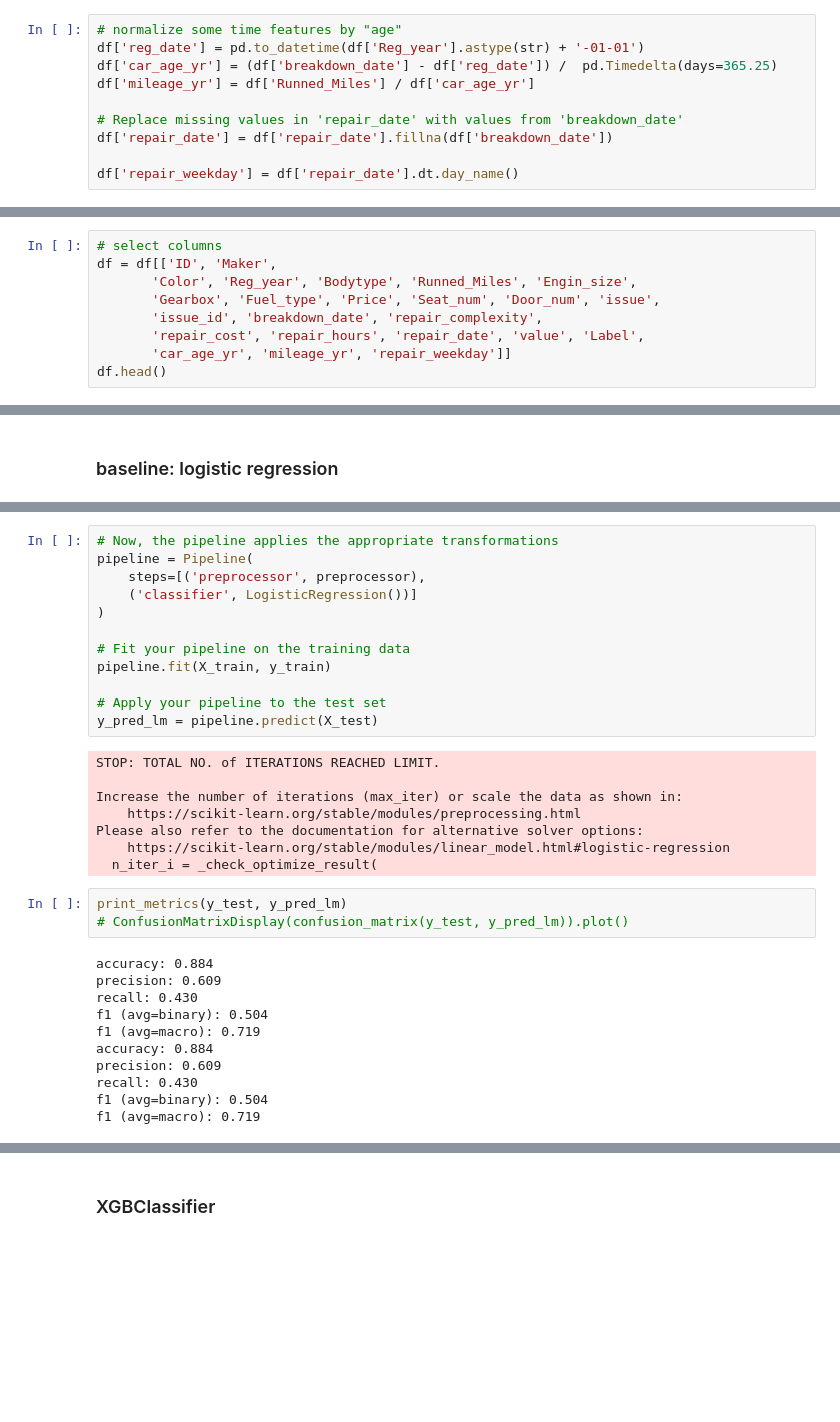
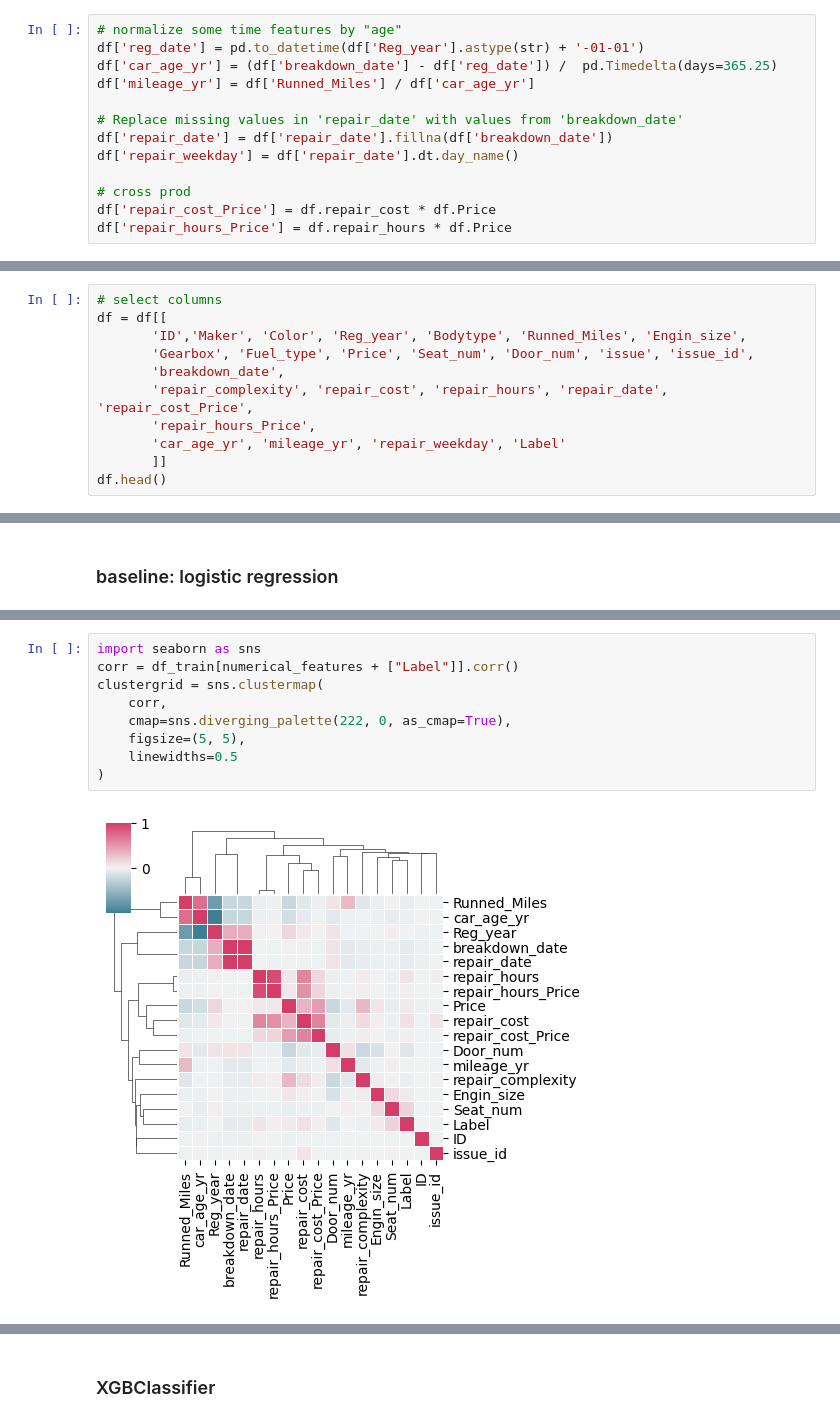
Before and after one commit to avila/redi_preproject, a Jupyter notebook: preproject_01_ml.ipynb, the cells around one changed output, grey strips where cells are left out. Saved outputs shown, nothing was run; the diff lists cells and outputs as text; blank space fills up the shorter version.

```diff
--- a/preproject_01_ml.ipynb
+++ b/preproject_01_ml.ipynb
@@ -53,20 +55,25 @@ df['mileage_yr'] = df['Runned_Miles'] / df['car_age_yr']
 
 # Replace missing values in 'repair_date' with values from 'breakdown_date'
 df['repair_date'] = df['repair_date'].fillna(df['breakdown_date'])
+df['repair_weekday'] = df['repair_date'].dt.day_name()
 
-df['repair_weekday'] = df['repair_date'].dt.day_name()
+# cross prod
+df['repair_cost_Price'] = df.repair_cost * df.Price
+df['repair_hours_Price'] = df.repair_hours * df.Price
 # %%
 # deal with datetime columns
 df['repair_date'] = (df['repair_date'] - pd.Timestamp('1970-01-01')) // pd.Timedelta(days=1)
 df['breakdown_date'] = (df['breakdown_date'] - pd.Timestamp('1970-01-01')) // pd.Timedelta(days=1)
 # %%
 # select columns
-df = df[['ID', 'Maker',
-       'Color', 'Reg_year', 'Bodytype', 'Runned_Miles', 'Engin_size',
-       'Gearbox', 'Fuel_type', 'Price', 'Seat_num', 'Door_num', 'issue',
-       'issue_id', 'breakdown_date', 'repair_complexity',
-       'repair_cost', 'repair_hours', 'repair_date', 'value', 'Label',
-       'car_age_yr', 'mileage_yr', 'repair_weekday']]
+df = df[[
+       'ID','Maker', 'Color', 'Reg_year', 'Bodytype', 'Runned_Miles', 'Engin_size',
+       'Gearbox', 'Fuel_type', 'Price', 'Seat_num', 'Door_num', 'issue', 'issue_id',
+       'breakdown_date',
+       'repair_complexity', 'repair_cost', 'repair_hours', 'repair_date', 'repair_cost_Price',
+       'repair_hours_Price',
+       'car_age_yr', 'mileage_yr', 'repair_weekday', 'Label'
+       ]]
 df.head()
 # %% [output]
 |  | ID | Maker | Color | Reg_year | Bodytype | Runned_Miles | Engin_size | Gearbox | Fuel_type | Price | ... |
@@ -142,34 +122,11 @@ dtype: int64
-# %%
-# Now, the pipeline applies the appropriate transformations
-pipeline = Pipeline(
-    steps=[('preprocessor', preprocessor),
-    ('classifier', LogisticRegression())]
-)
-
-# Fit your pipeline on the training data
-pipeline.fit(X_train, y_train)
-
-# Apply your pipeline to the test set
-y_pred_lm = pipeline.predict(X_test)
-# %% [output]
-STOP: TOTAL NO. of ITERATIONS REACHED LIMIT.
-
-Increase the number of iterations (max_iter) or scale the data as shown in:
-    https://scikit-learn.org/stable/modules/preprocessing.html
-Please also refer to the documentation for alternative solver options:
-    https://scikit-learn.org/stable/modules/linear_model.html#logistic-regression
-  n_iter_i = _check_optimize_result(
-# %%
-print_metrics(y_test, y_pred_lm)
-# ConfusionMatrixDisplay(confusion_matrix(y_test, y_pred_lm)).plot()
-# %% [output]
-accuracy: 0.884
-precision: 0.609
-recall: 0.430
-f1 (avg=binary): 0.504
-f1 (avg=macro): 0.719
-accuracy: 0.884
-precision: 0.609
-recall: 0.430
-f1 (avg=binary): 0.504
-f1 (avg=macro): 0.719
+# %%
+import seaborn as sns
+corr = df_train[numerical_features + ["Label"]].corr()
+clustergrid = sns.clustermap(
+    corr,
+    cmap=sns.diverging_palette(222, 0, as_cmap=True),
+    figsize=(5, 5),
+    linewidths=0.5
+)
+# %% [output]
+[figure, added]
```
Also changed, not shown: parts of 26 cells of this notebook.
